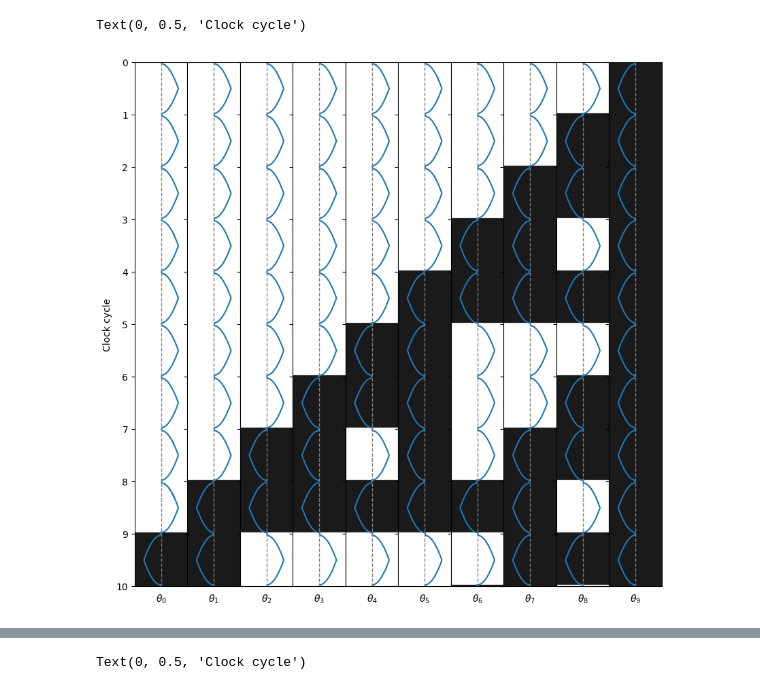
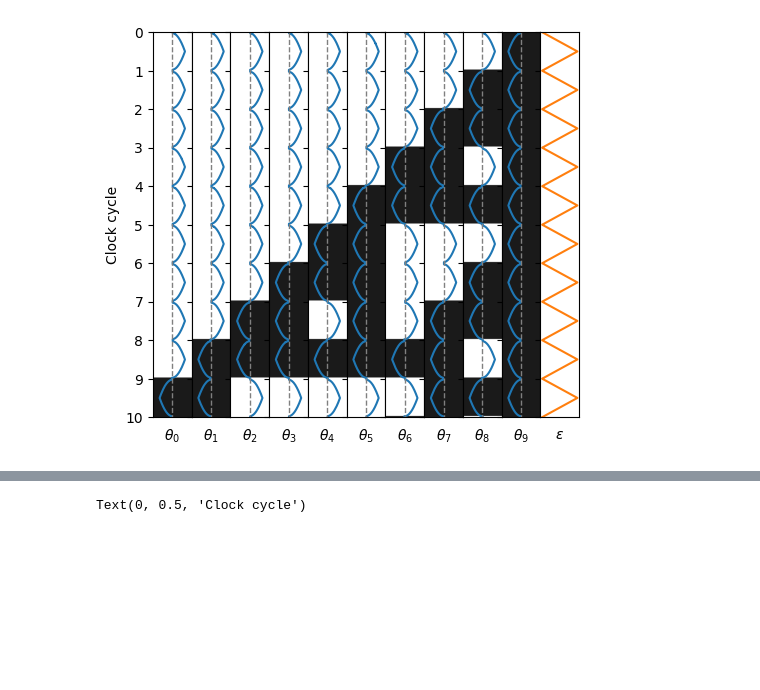
Before and after one commit to TheOneAndEoinlee/Thesis, a Jupyter notebook: Notebooks/PRBM_plotting_2.ipynb, the cells around one changed output, grey strips where cells are left out. Cells and saved outputs as stored; diff of their text form; code cells hidden in the pictures; blank space fills up the shorter version.

```diff
--- a/Notebooks/PRBM_plotting_2.ipynb
+++ b/Notebooks/PRBM_plotting_2.ipynb
@@ -22,8 +22,9 @@ rule_dict = separable_rules()
 
 # params["tog_offset"]=1.4e-3
 #load results
-# with open(filename, 'rb') as f:
-#     results, y, t = pickle.load(f)
+filename = 'data/PRBM_2_110_10.pkl'
+with open(filename, 'rb') as f:
+    results, y, t = pickle.load(f)
 # %%
 config = [0]
 system = System(config,params)
@@ -50,7 +51,7 @@ config = [0]*n
 config[-1] = 1
 system = System(config,params)
 
-results, y, t = system.simulate_actuation(n_cycles=n)
+# results, y, t = system.simulate_actuation(n_cycles=n)
 # %%
 #pickle and save results
 filename = 'data/PRBM_2_110_10.pkl'
@@ -63,26 +64,37 @@ with open(filename, 'rb') as f:
 # %%
 
 
 
-fig, axes = plt.subplots(1,len(config),figsize=(n,n), sharey=True)
+fig, axes = plt.subplots(1,len(config)+1,figsize=((n+1)/2,n/2), sharey=True,dpi=100)
 plt.subplots_adjust(wspace=0)
-for i,ax in enumerate(axes):
+for i,ax in enumerate(axes[:-1]):
     image_data = np.ones((results.shape[0], 1))
 
     # color entries of the image according to the value of the corresponding pixel in the results array, 0 if the value is negative and 1 if it is positive
     image_data[results[:,2*i+1]<0] = 0
 
     ax.invert_yaxis()
     ax.imshow(image_data, aspect='auto', extent=[xlim:= -0.8, -xlim, t[-1], t[0]], cmap='gray',alpha=0.9)
     ax.plot(results[:,2*i+1],t)
     ax.set_xlim([xlim,-xlim])
     ax.vlines(0,color='grey',ymin=t[0],ymax=t[-1],linestyle='dashed',lw=1)
     ax.set_xlabel(r'$\theta_{}$'.format(i))
     ax.set_xticks([])
     ax.set_yticks(np.arange(0,n+1))
     # ax.grid()
 
 axes[0].set_ylabel('Clock cycle')
+d6max = 33e-3
+umax = 2*(system.params['L4']-np.sqrt(system.params['L4']**2-d6max**2))
+u_range = (sig.sawtooth(2*np.pi*t, width=0.5)+1)/2*(umax-system.u_init)+system.u_init
+
+ax = axes[-1]
+ax.plot(u_range,t,color= 'tab:orange')
+ax.set_xticks([])
+ax.set_yticks(np.arange(0,n+1))
+ax.set_xlabel(r'$\epsilon$')
+
+#SAVE PDF IN IMAGES FOLDER
+plt.savefig('C:/Users/eoinl/ThesisCode/Thesis/LaTeX/images/simulation.pdf',bbox_inches='tight')
 # %% [output]
-Text(0, 0.5, 'Clock cycle')
-[figure, old version]
+[figure, new version]
```
Also changed, not shown: parts of 10 cells of this notebook, 24 other files.
